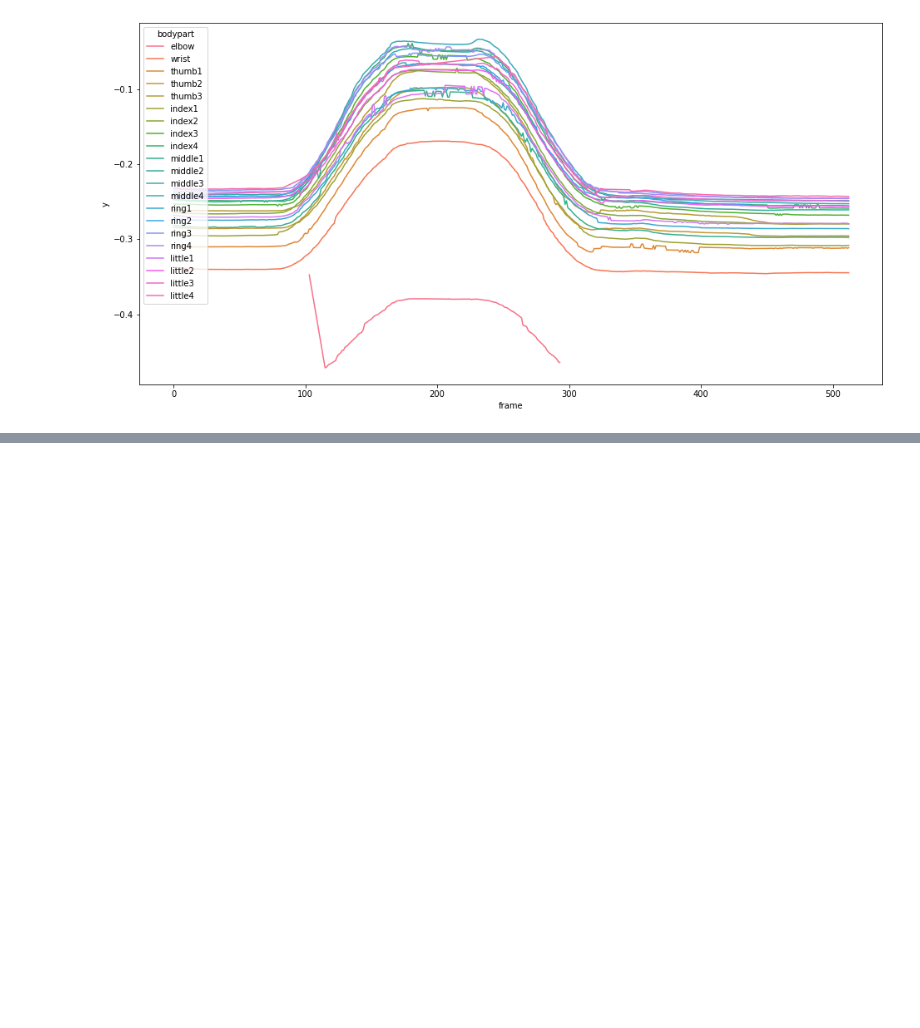
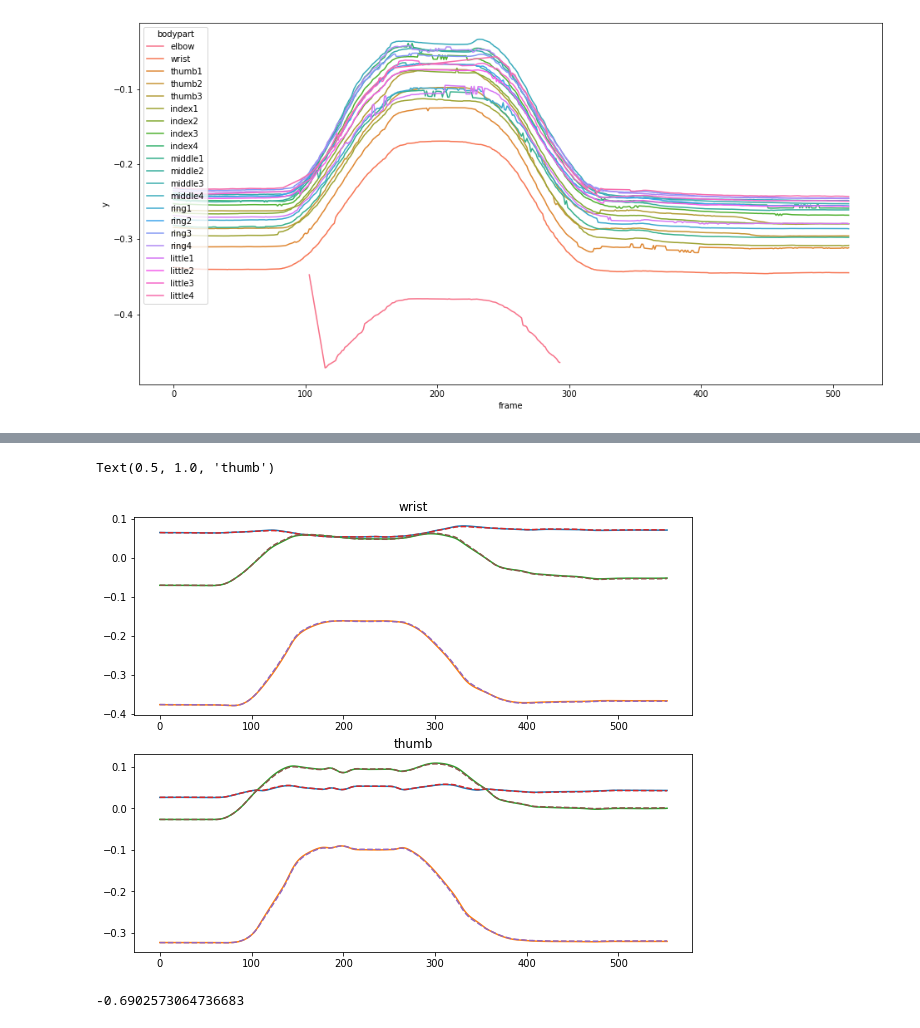
Before and after one commit to AlexandreRives/3dplot_project, a Jupyter notebook: plot_coordinates.ipynb, the cells around one changed output, grey strips where cells are left out. Cells and saved outputs as stored; diff of their text form; code cells hidden in the pictures; blank space fills up the shorter version.

```diff
--- a/plot_coordinates.ipynb
+++ b/plot_coordinates.ipynb
@@ -335,0 +399,31 @@ z = sns.lineplot(data=low_pass_elbow, x=low_pass_elbow['frame'], y=low_pass_elbo
+# %%
+# prepare the data for display
+new_wrist = []
+new_thumb = []
+
+new_wrist.append(new_coords[0])
+new_thumb.append(new_coords[1])
+
+new_wrist = np.array_split(new_wrist[0], 554)
+new_wrist_coords = np.vstack(new_wrist)
+
+new_thumb = np.array_split(new_thumb[0], 554)
+new_thumb_coords = np.vstack(new_thumb)
+# %%
+# Low Pass Filter coordinates - Optimisation coordinates plots
+plt.figure(figsize=(10, 8))
+plt.subplot(211)
+plt.plot(orig_wrist)
+plt.plot(new_wrist_coords,'--')
+plt.title("wrist")
+plt.subplot(212)
+plt.plot(orig_thumb)
+plt.plot(new_thumb_coords,'--')
+plt.title("thumb")
+# %% [output]
+Text(0.5, 1.0, 'thumb')
+[figure, added]
+# %%
+np.sum(new_wrist_coords[:,0]-orig_wrist.iloc[:,0])
+# %% [output]
+-0.6902573064736683
```
Also changed, not shown: parts of 32 cells of this notebook, 9 other files.
